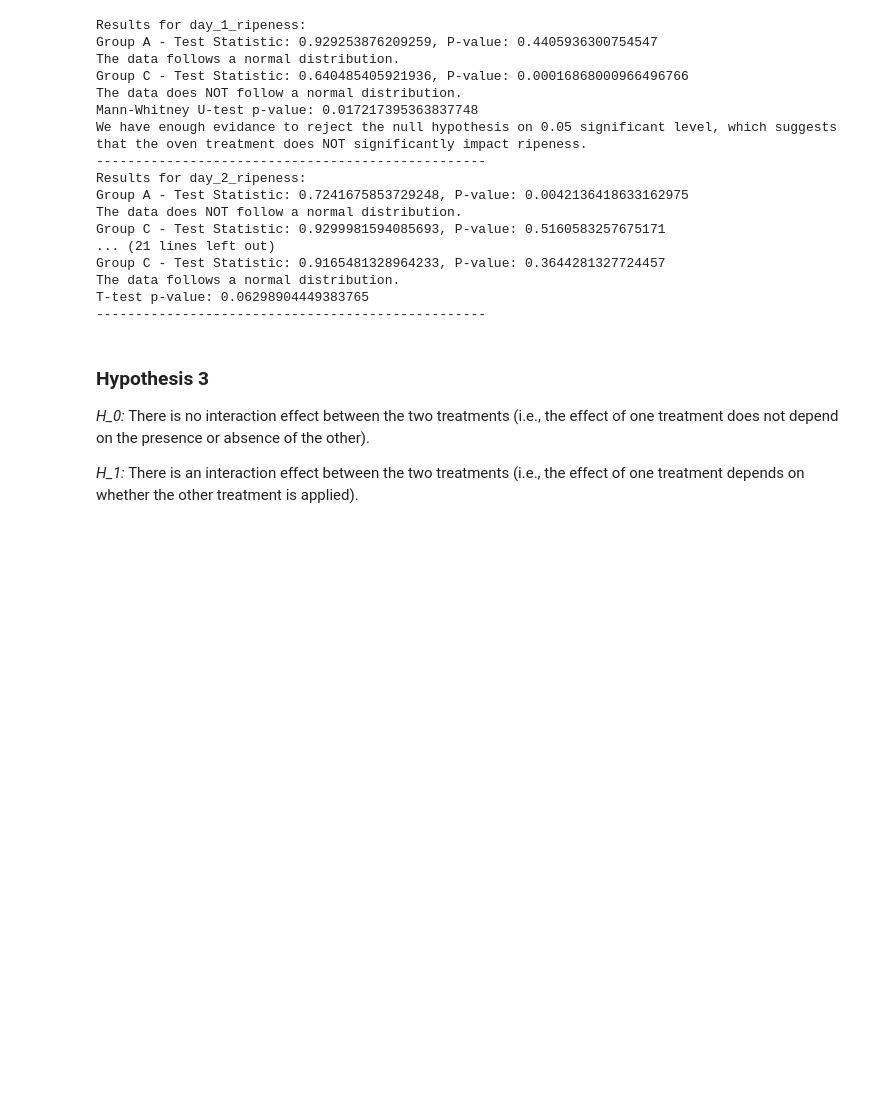
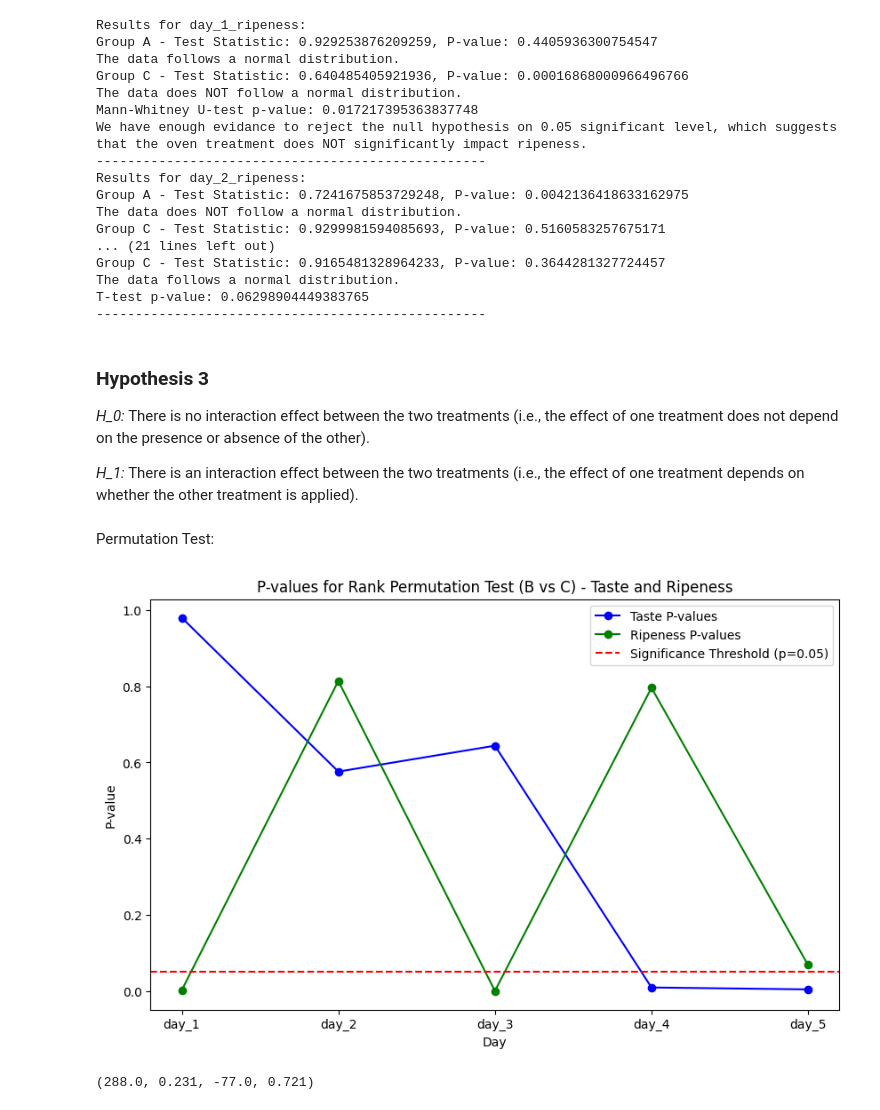
Before and after one commit to lzkostina/Banana-Project, a Jupyter notebook: notebooks/project_3_visualization.ipynb, the cells around one changed output. Saved outputs shown, nothing was run; the diff lists cells and outputs as text; code cells hidden in the pictures; blank space fills up the shorter version.

```diff
--- a/notebooks/project_3_visualization.ipynb
+++ b/notebooks/project_3_visualization.ipynb
@@ -569,3 +564,5 @@ T-test p-value: 0.06298904449383765
 *H_0:* There is no interaction effect between the two treatments (i.e., the effect of one treatment does not depend on the presence or absence of the other).
 
 *H_1:* There is an interaction effect between the two treatments (i.e., the effect of one treatment depends on whether the other treatment is applied).
+# %% [markdown]
+Permutation Test:
@@ -571,0 +600,64 @@ T-test p-value: 0.06298904449383765
+# %%
+import matplotlib.pyplot as plt
+
+
+taste_p_values = []
+ripeness_p_values = []
+
+# Perform permutation tests for both taste and ripeness for each day
+for day in range(1, 6):
+    # For taste
+    day_taste_key = f'day_{day}_taste'
+    if day_taste_key in data_frames:
+        observed_diff_taste, p_value_taste = rank_permutation_test(data_frames[day_taste_key], 'B', 'C')
+        taste_p_values.append(p_value_taste)
+
+    # For ripeness
+    day_ripeness_key = f'day_{day}_ripeness'
+    if day_ripeness_key in data_frames:
+        observed_diff_ripeness, p_value_ripeness = rank_permutation_test(data_frames[day_ripeness_key], 'B', 'C')
+        ripeness_p_values.append(p_value_ripeness)
+
+
+# Mock example of the results dictionary for ripeness and taste
+# Replace these values with actual results when available
+days = ['day_1', 'day_2', 'day_3', 'day_4', 'day_5']
+
+
+# Create plot
+plt.figure(figsize=(10, 6))
+
+# Plot taste p-values
+plt.plot(days, taste_p_values, marker='o', linestyle='-', color='blue', label='Taste P-values')
+
+# Plot ripeness p-values
+plt.plot(days, ripeness_p_values, marker='o', linestyle='-', color='green', label='Ripeness P-values')
+
+# Add labels and title
+plt.xlabel('Day')
+plt.ylabel('P-value')
+plt.title('P-values for Rank Permutation Test (B vs C) - Taste and Ripeness')
+plt.axhline(y=0.05, color='red', linestyle='--', label='Significance Threshold (p=0.05)')
+
+# Add legend
+plt.legend()
+
+plt.savefig('/content/drive/My Drive/data/BC_permutation_test.png')
+
+# Show plot
+plt.show()
+# %% [output]
+[figure, added]
+# %%
+# Combine data from all 5 days for taste comparison between A and B
+combined_taste_data = pd.concat([data_frames[f'day_{day}_taste'] for day in range(1, 6)], ignore_index=True)
+combined_ripeness_data = pd.concat([data_frames[f'day_{day}_ripeness'] for day in range(1, 6)], ignore_index=True)
+
+
+# Perform permutation tests on combined data
+observed_diff_combined_taste, p_value_combined_taste = rank_permutation_test(combined_taste_data, 'A', 'B')
+observed_diff_combined_ripeness, p_value_combined_ripeness = rank_permutation_test(combined_ripeness_data, 'A', 'B')
+
+observed_diff_combined_taste, p_value_combined_taste, observed_diff_combined_ripeness, p_value_combined_ripeness
+# %% [output]
+(288.0, 0.231, -77.0, 0.721)
```
Also changed, not shown: parts of 20 cells of this notebook.
